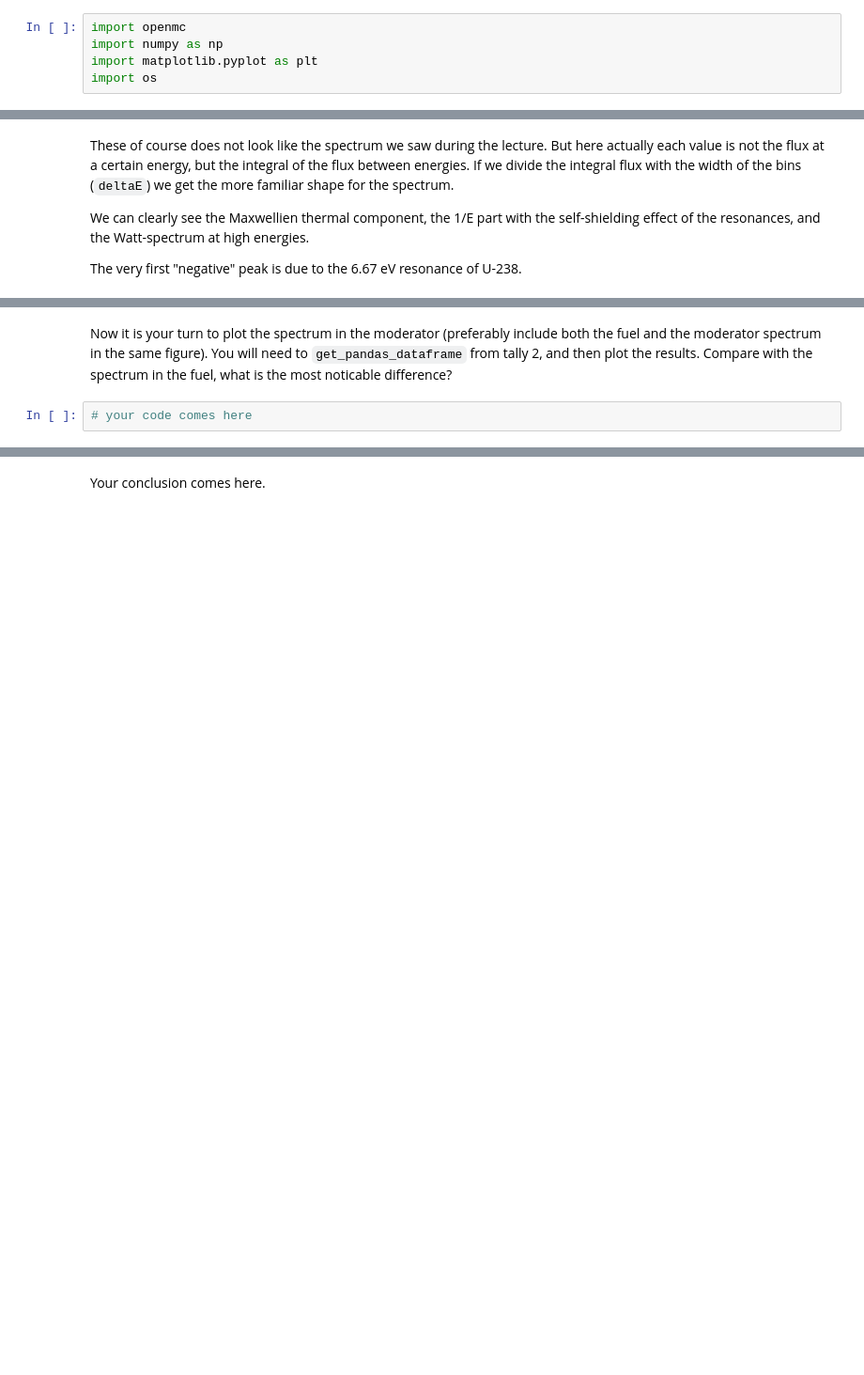
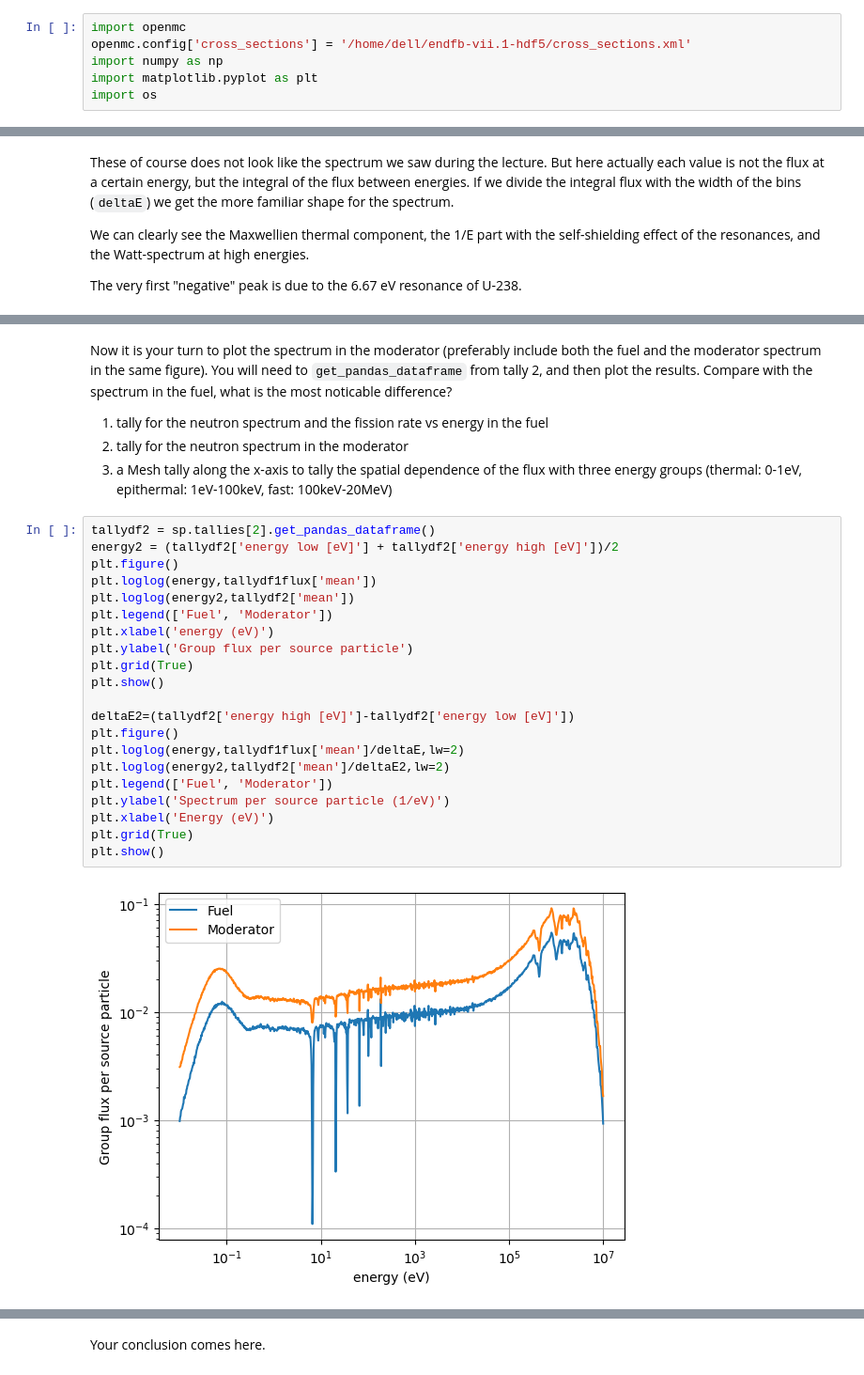
Before and after one commit to Ben0-0/IAEA_Reactor-Physics, a Jupyter notebook: Datalabs/Datalab06/6-openMCIntro.ipynb, the cells around one changed output, grey strips where cells are left out. Shown at 94% size. Saved outputs shown, nothing was run; the diff lists cells and outputs as text; blank space fills up the shorter version.

```diff
--- a/Datalabs/Datalab06/6-openMCIntro.ipynb
+++ b/Datalabs/Datalab06/6-openMCIntro.ipynb
@@ -62,5 +53,6 @@ ERROR: No matching distribution found for openmc
 # %%
 import openmc
+openmc.config['cross_sections'] = '/home/dell/endfb-vii.1-hdf5/cross_sections.xml'
 import numpy as np
 import matplotlib.pyplot as plt
 import os
@@ -329,4 +442,29 @@ plt.show()
 # %% [markdown]
 Now it is your turn to plot the spectrum in the moderator (preferably include both the fuel and the moderator spectrum in the same figure). You will need to `get_pandas_dataframe` from tally 2, and then plot the results. Compare with the spectrum in the fuel, what is the most noticable difference?
+
+1. tally for the neutron spectrum and the fission rate vs energy in the fuel
+2. tally for the neutron spectrum in the moderator
+3. a Mesh tally along the x-axis to tally the spatial dependence of the flux with three energy groups (thermal: 0-1eV, epithermal: 1eV-100keV, fast: 100keV-20MeV)
-# %%
-# your code comes here
+# %%
+tallydf2 = sp.tallies[2].get_pandas_dataframe()
+energy2 = (tallydf2['energy low [eV]'] + tallydf2['energy high [eV]'])/2
+plt.figure()
+plt.loglog(energy,tallydf1flux['mean'])
+plt.loglog(energy2,tallydf2['mean'])
+plt.legend(['Fuel', 'Moderator'])
+plt.xlabel('energy (eV)')
+plt.ylabel('Group flux per source particle')
+plt.grid(True)
+plt.show()
+
+deltaE2=(tallydf2['energy high [eV]']-tallydf2['energy low [eV]'])
+plt.figure()
+plt.loglog(energy,tallydf1flux['mean']/deltaE,lw=2)
+plt.loglog(energy2,tallydf2['mean']/deltaE2,lw=2)
+plt.legend(['Fuel', 'Moderator'])
+plt.ylabel('Spectrum per source particle (1/eV)')
+plt.xlabel('Energy (eV)')
+plt.grid(True)
+plt.show()
+# %% [output]
+[figure, added]
```
Also changed, not shown: parts of 24 cells of this notebook, 9 other files.
